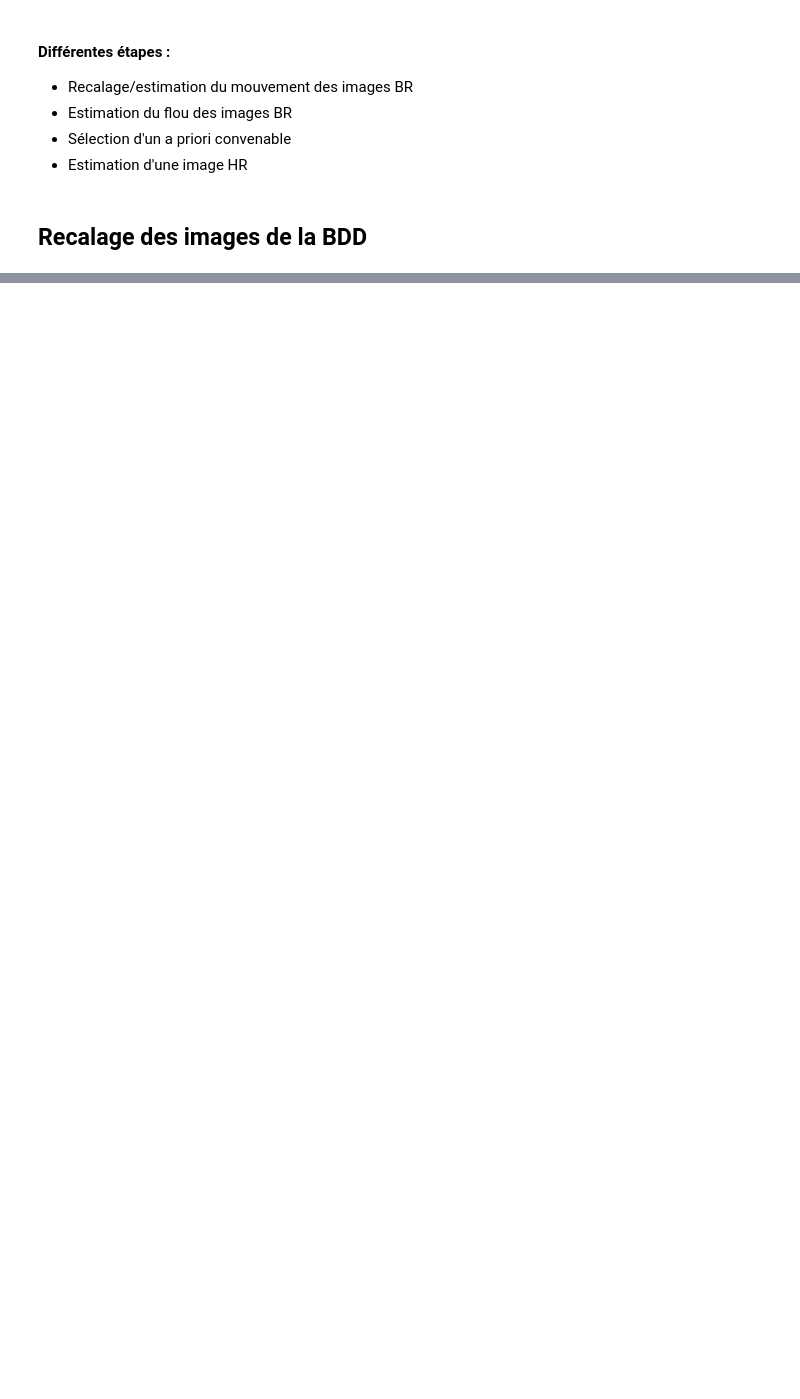
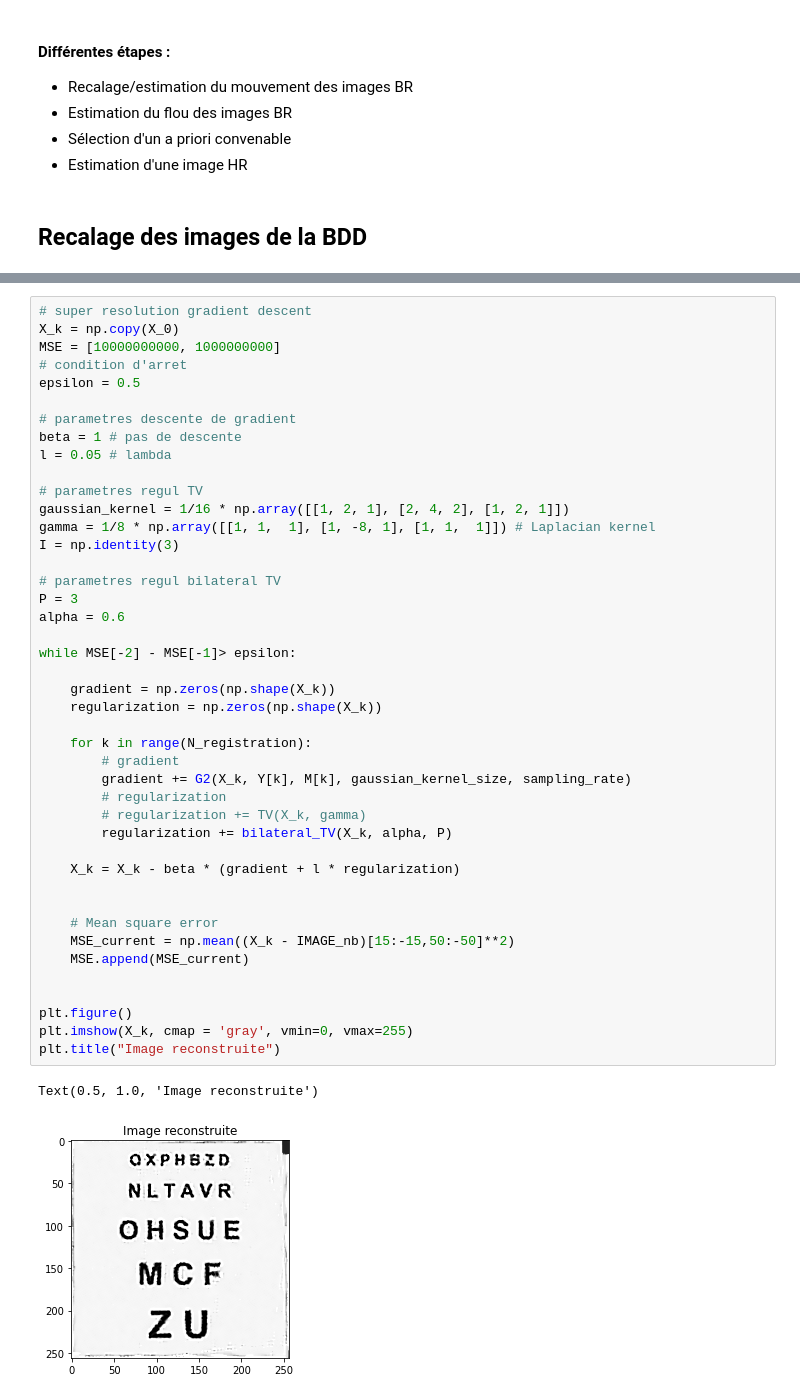
Before and after one commit to zoeducourau/Projet_fin_majeure, a Jupyter notebook: main script.ipynb, the cells around one changed output, grey strips where cells are left out. Drawn from its saved outputs; the diff is of its cells as text; blank space fills up the shorter version.

```diff
--- a/main script.ipynb
+++ b/main script.ipynb
@@ -408,0 +153,46 @@ np.max(estim_0)
+# %%
+# super resolution gradient descent
+X_k = np.copy(X_0)
+MSE = [10000000000, 1000000000]
+# condition d'arret
+epsilon = 0.5
+
+# parametres descente de gradient
+beta = 1 # pas de descente
+l = 0.05 # lambda
+
+# parametres regul TV
+gaussian_kernel = 1/16 * np.array([[1, 2, 1], [2, 4, 2], [1, 2, 1]])
+gamma = 1/8 * np.array([[1, 1,  1], [1, -8, 1], [1, 1,  1]]) # Laplacian kernel
+I = np.identity(3)
+
+# parametres regul bilateral TV
+P = 3
+alpha = 0.6
+
+while MSE[-2] - MSE[-1]> epsilon:
+
+    gradient = np.zeros(np.shape(X_k))
+    regularization = np.zeros(np.shape(X_k))
+
+    for k in range(N_registration):
+        # gradient
+        gradient += G2(X_k, Y[k], M[k], gaussian_kernel_size, sampling_rate)
+        # regularization
+        # regularization += TV(X_k, gamma)
+        regularization += bilateral_TV(X_k, alpha, P)
+
+    X_k = X_k - beta * (gradient + l * regularization)
+
+
+    # Mean square error
+    MSE_current = np.mean((X_k - IMAGE_nb)[15:-15,50:-50]**2)
+    MSE.append(MSE_current)
+
+
+plt.figure()
+plt.imshow(X_k, cmap = 'gray', vmin=0, vmax=255)
+plt.title("Image reconstruite")
+# %% [output]
+Text(0.5, 1.0, 'Image reconstruite')
+[figure, added]
```
Also changed, not shown: parts of 20 cells of this notebook, 1 other file.
